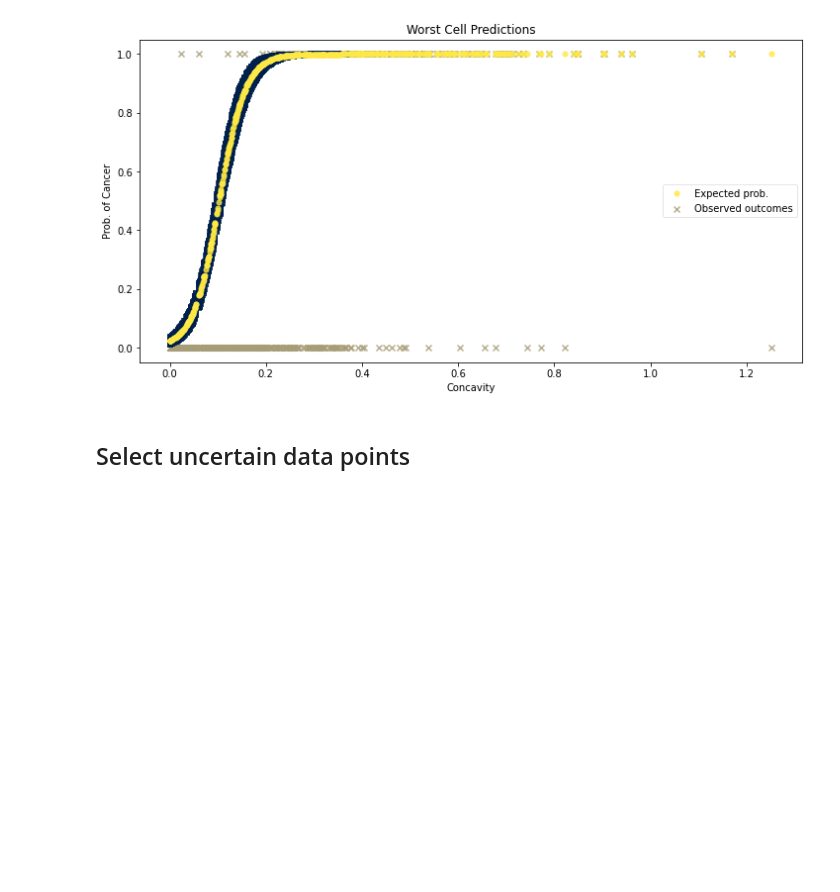
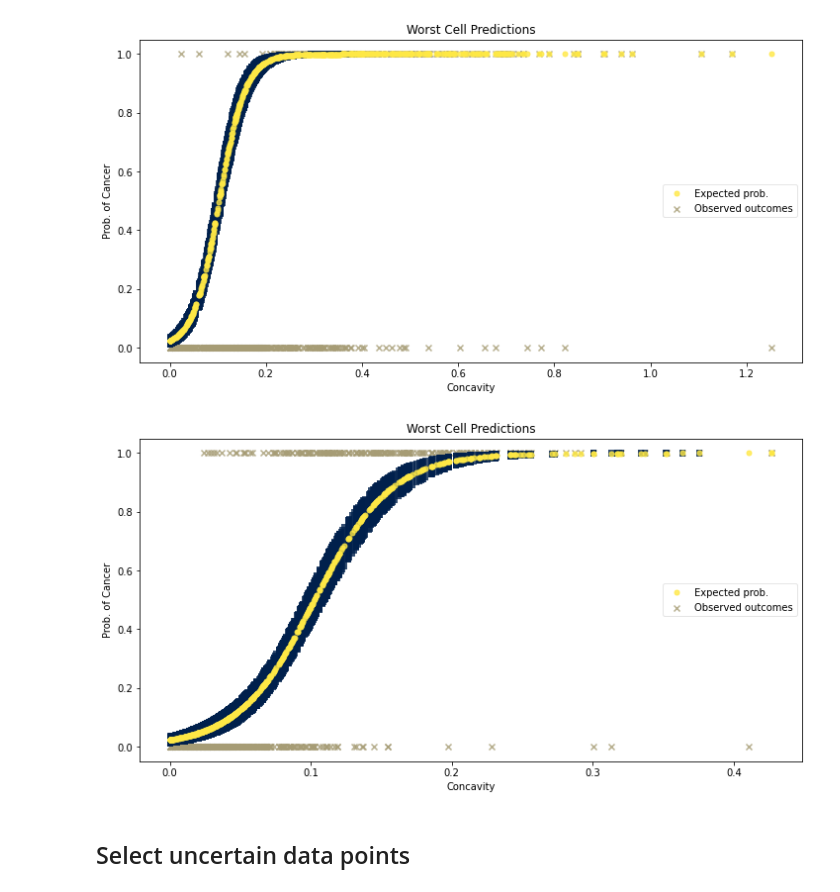
Before and after one commit to bencosgro/Bayes_Project, a Jupyter notebook: Bayes_Project_Jupyter_model_creation.ipynb, the cells around one changed output. Saved outputs shown, nothing was run; the diff lists cells and outputs as text; code cells hidden in the pictures; blank space fills up the shorter version.

```diff
--- a/Bayes_Project_Jupyter_model_creation.ipynb
+++ b/Bayes_Project_Jupyter_model_creation.ipynb
@@ -300,6 +300,47 @@ ax.set_title("Worst Cell Predictions")
 ax.legend(fontsize=10, frameon=True, framealpha=0.5);
 # %% [output]
 [figure]
+# %%
+predictors_in_of_sample = data_avg['concavity']
+outcomes_in_of_sample = data_avg['Diagnosis']
+_, ax = plt.subplots(figsize=(12, 6))
+
+# uncertainty about the estimates:
+ax.plot(
+    [predictors_in_of_sample, predictors_in_of_sample],
+    az.hpd(model_preds_original).T,
+    lw=6,
+    color="#00204C",
+    alpha=0.8,
+)
+# expected probability of success:
+ax.plot(
+    predictors_in_of_sample,
+    model_preds_original.mean(0),
+    "o",
+    ms=5,
+    color="#FFE945",
+    alpha=0.8,
+    label="Expected prob.",
+)
+
+# actual outcomes:
+ax.scatter(
+
+    x=predictors_in_of_sample,
+    y=numerical_diagnosis,
+    marker="x",
+    color="#A69C75",
+    alpha=0.8,
+    label="Observed outcomes",
+)
+
+ax.set_xlabel("Concavity")
+ax.set_ylabel("Prob. of Cancer")
+ax.set_title("Worst Cell Predictions")
+ax.legend(fontsize=10, frameon=True, framealpha=0.5);
+# %% [output]
+[figure, added]
 # %% [markdown]
 ## Select uncertain data points ##
 # %% [markdown]
```
Also changed, not shown: parts of 1 cell of this notebook.
